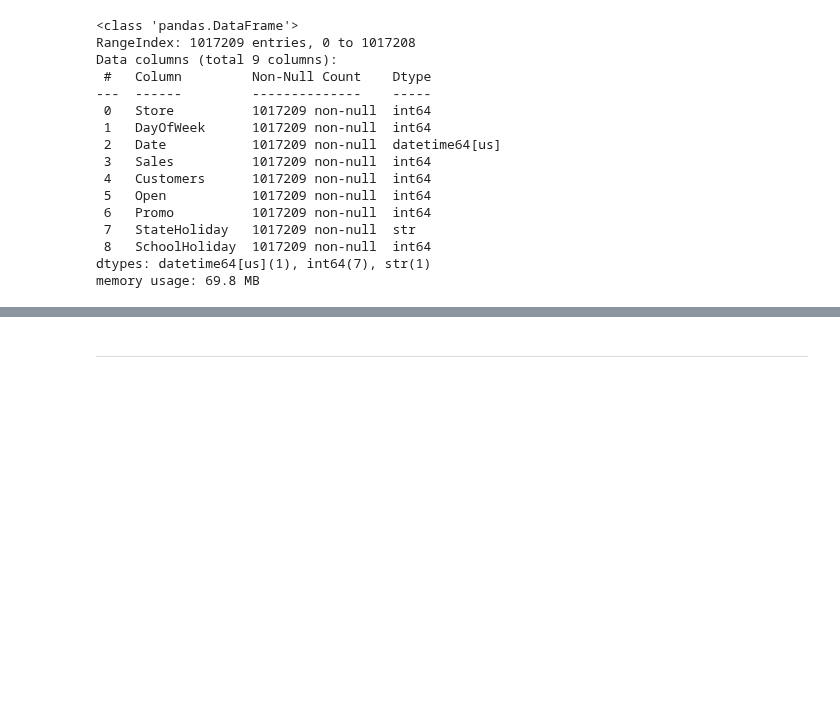
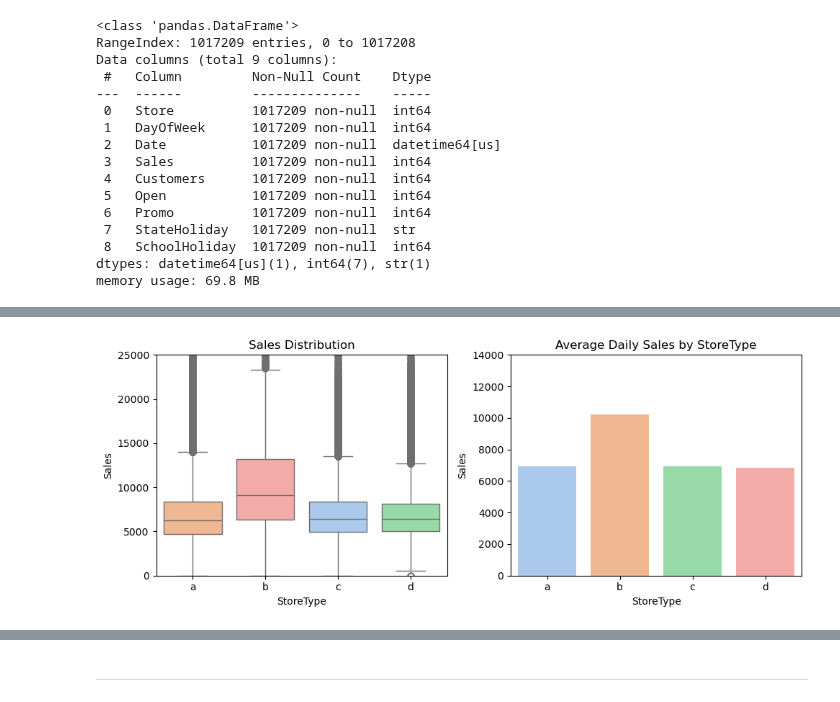
Before and after one commit to trungdung1711/rossmann-store-sales, a Jupyter notebook: notebooks/2_eda.ipynb, the cells around one changed output, grey strips where cells are left out. Cells and saved outputs as stored; diff of their text form; code cells hidden in the pictures; blank space fills up the shorter version.

```diff
--- a/notebooks/2_eda.ipynb
+++ b/notebooks/2_eda.ipynb
@@ -380,0 +495,2 @@ train_eda.describe()
+# %%
+type_sales_df = merge_eda_valid_sales.groupby(by="StoreType")["Sales"].mean().reset_index()
@@ -380,0 +505,20 @@ train_eda.describe()
+# %%
+fig, axes = plt.subplots(1, 2, figsize=(10, 4))
+c = color()
+
+sns.boxplot(data=merge_eda_valid_sales, y="Sales", x="StoreType", ax=axes[0], hue="StoreType", order=["a", "b", "c", "d"], palette="pastel")
+
+# y is not the number of stores
+# but the number of records for daily Sales
+axes[0].set_title("Sales Distribution")
+axes[0].set_ylim((0, 25000))
+
+sns.barplot(data=type_sales_df, x="StoreType", y="Sales", ax=axes[1], hue="StoreType", order=["a", "b", "c", "d"], palette="pastel")
+
+axes[1].set_ylim((0, 14000))
+axes[1].set_title("Average Daily Sales by StoreType")
+
+plt.tight_layout()
+plt.show()
+# %% [output]
+[figure, added]
```
Also changed, not shown: parts of 69 cells of this notebook.
